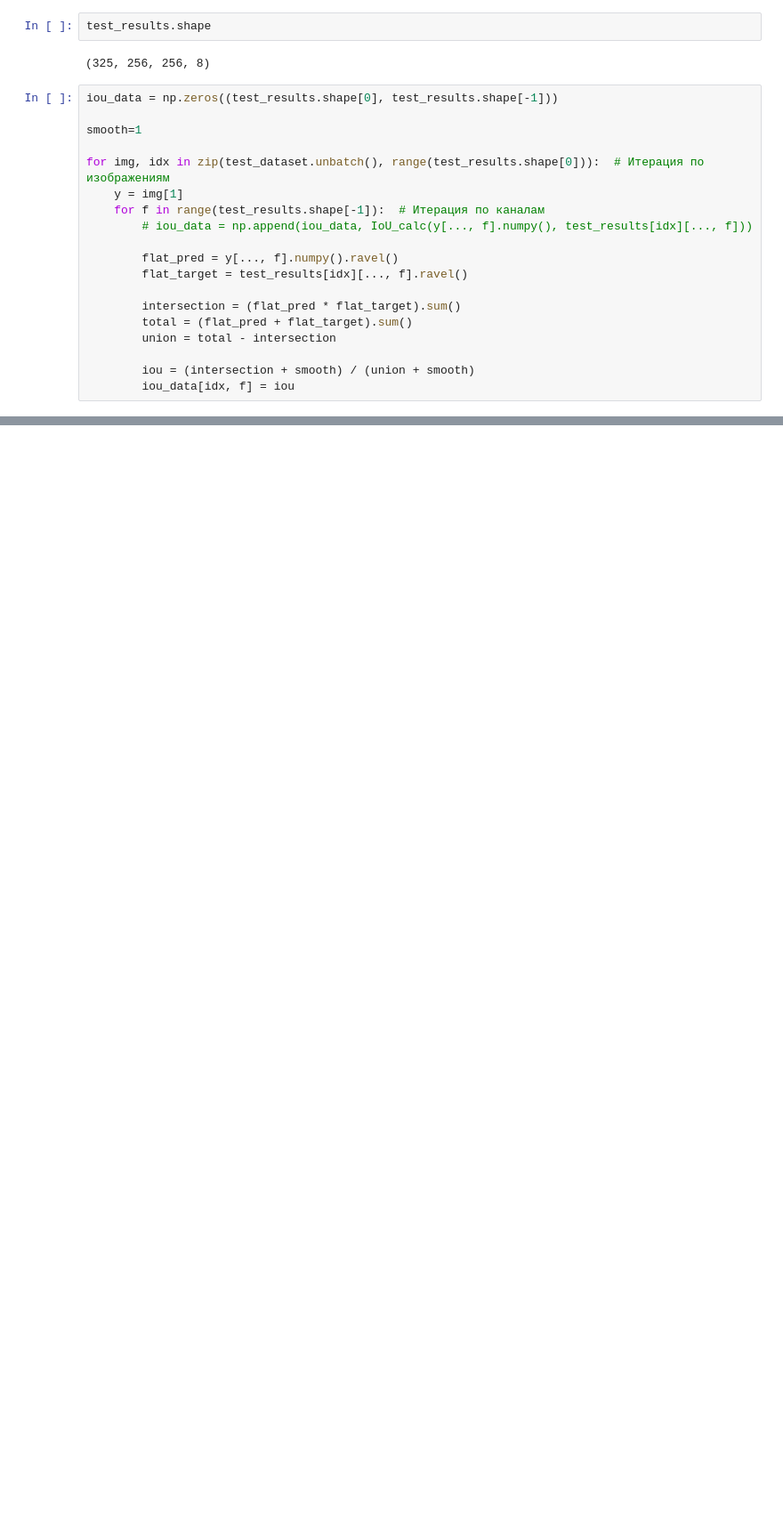
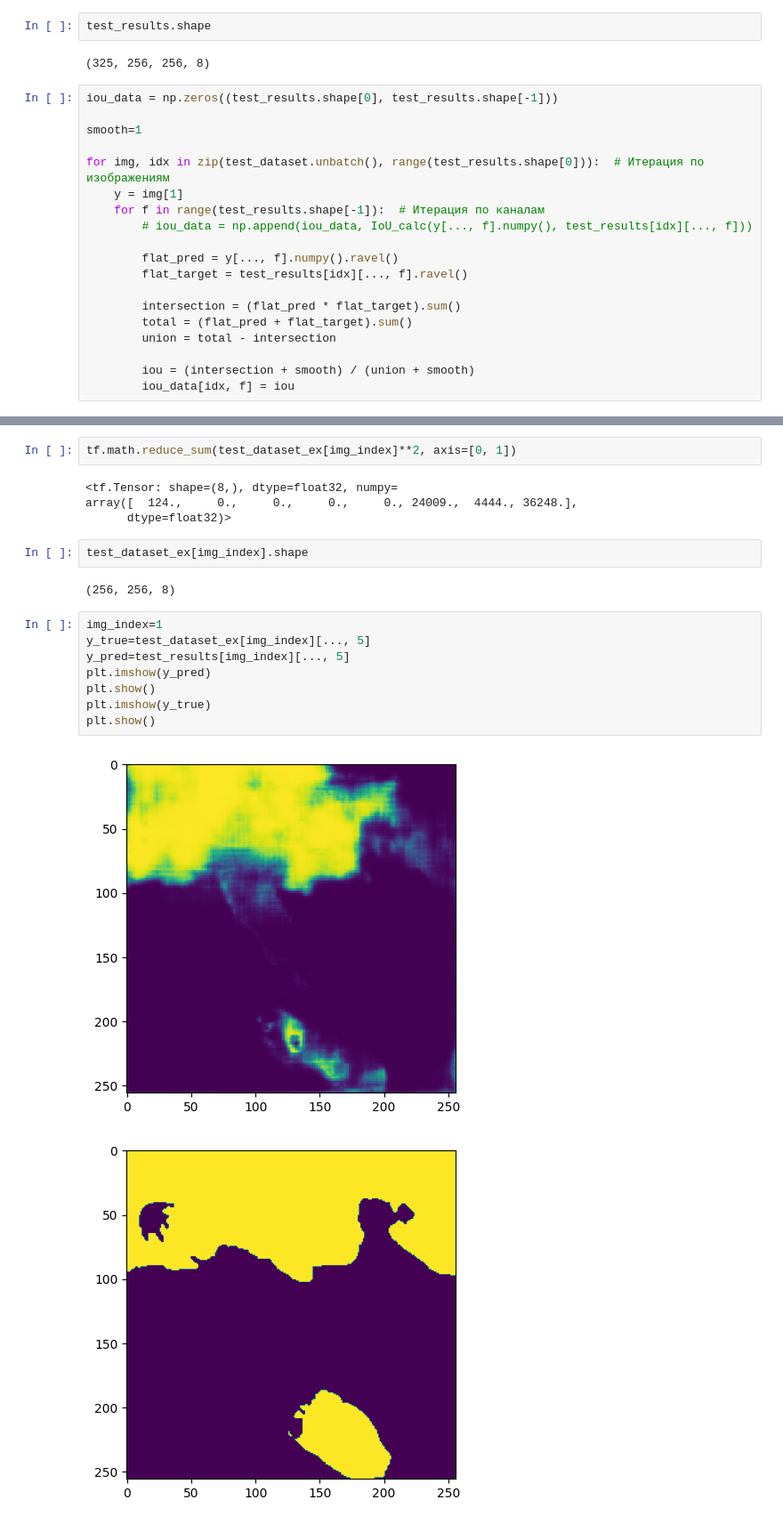
Before and after one commit to tsjadambaa/cv_group6, a Jupyter notebook: main.ipynb, the cells around one changed output, grey strips where cells are left out. Shown: that part at 89% size. Cells and saved outputs as stored; diff of their text form; blank space fills up the shorter version.

```diff
--- a/main.ipynb
+++ b/main.ipynb
@@ -271 +301,22 @@ def img_show(*images, **kwargs):
+# %%
+tf.math.reduce_sum(test_dataset_ex[img_index]**2, axis=[0, 1])
+# %% [output]
+<tf.Tensor: shape=(8,), dtype=float32, numpy=
+array([  124.,     0.,     0.,     0.,     0., 24009.,  4444., 36248.],
+      dtype=float32)>
+# %%
+test_dataset_ex[img_index].shape
+# %% [output]
+(256, 256, 8)
+# %%
+img_index=1
+y_true=test_dataset_ex[img_index][..., 5]
+y_pred=test_results[img_index][..., 5]
+plt.imshow(y_pred)
+plt.show()
+plt.imshow(y_true)
+plt.show()
+# %% [output]
+[figure, added]
+[figure, added]
 # %%
```
Also changed, not shown: parts of 50 cells of this notebook, 4 other files.
